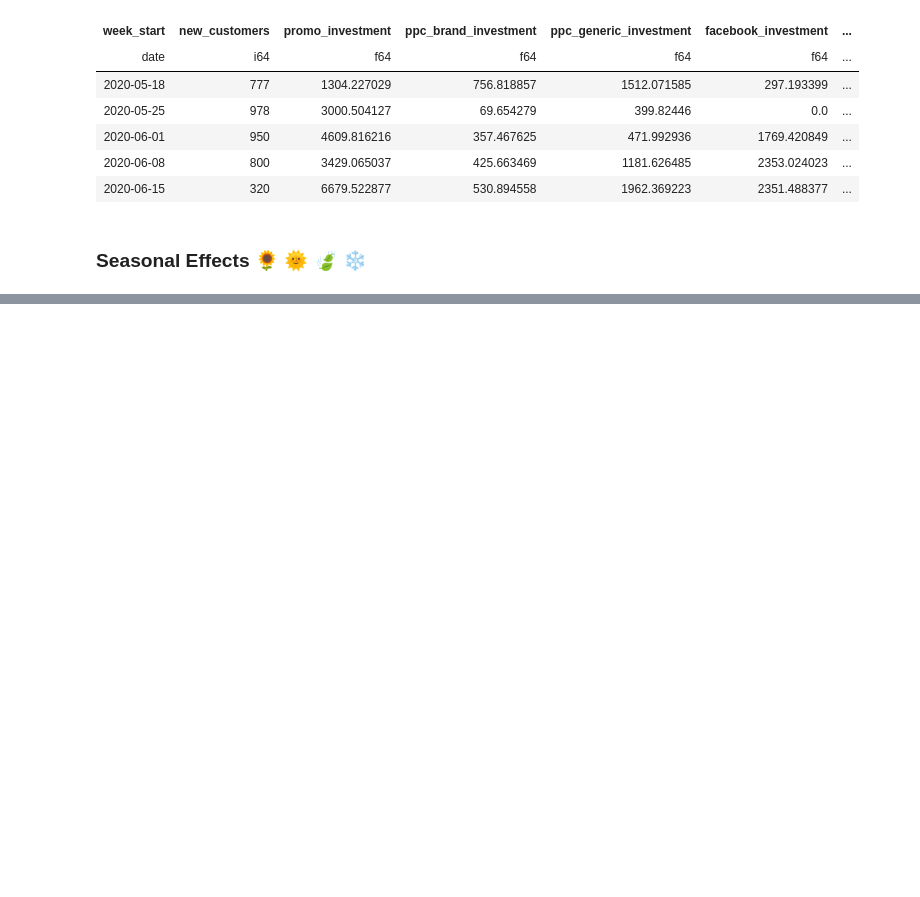
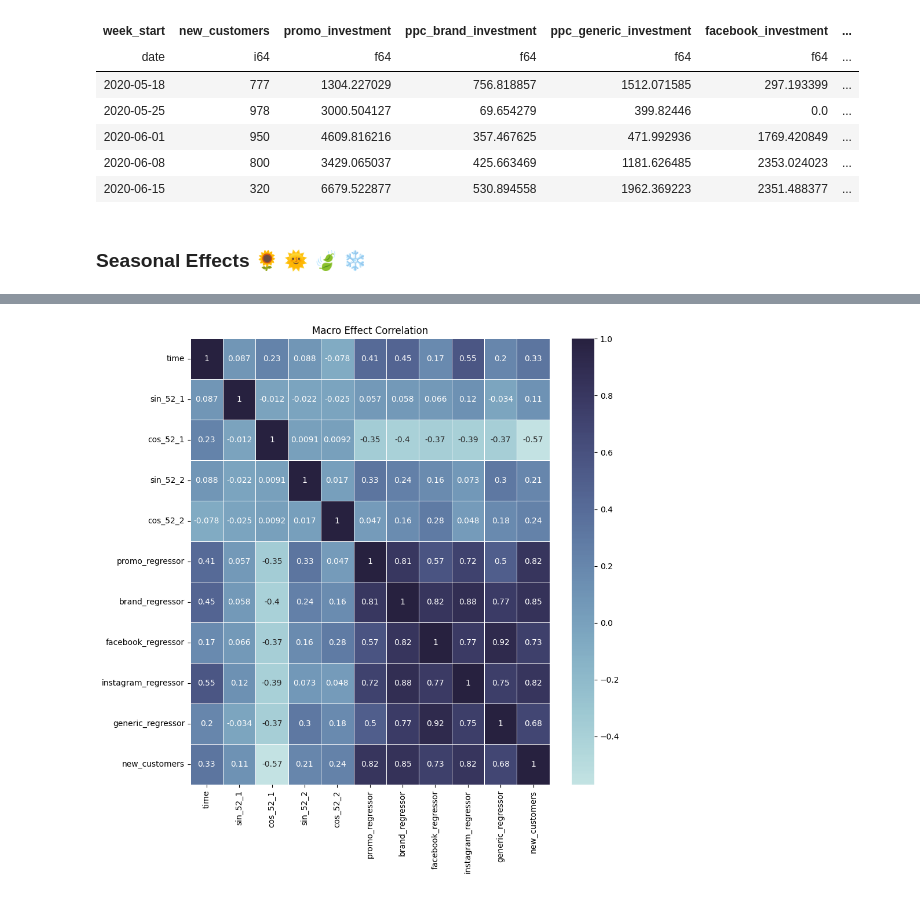
Before and after one commit to nalipour/BayesCaseStudy, a Jupyter notebook: ExplanatoryAnalysis.ipynb, the cells around one changed output, grey strips where cells are left out. Cells and saved outputs as stored; diff of their text form; code cells hidden in the pictures; blank space fills up the shorter version.

```diff
--- a/ExplanatoryAnalysis.ipynb
+++ b/ExplanatoryAnalysis.ipynb
@@ -384,0 +667,6 @@ shape: (5, 19)
+# %%
+regression_df = lagged_df.clone()
+regression_df = regression_df.sort(date_col).drop_nulls()
+regression_df = build_harmonics(regression_df, period=52, n_harms=2)
+regression_df = regression_df.drop_nulls().sort(date_col)
+regression_df.head()
@@ -384,0 +712,27 @@ shape: (5, 19)
+# %%
+# Transform Marketing Investments
+
+regression_df = regression_df.with_columns(
+    pl.Series(name=rename_dict["promo_investment_lag0"],
+              values=root_transformation(regression_df["promo_investment_lag0"].to_numpy(), beta=saturation_param))
+
+    )
+
+
+for channel, param in adstock_params.items():
+  regression_df = regression_df.with_columns(
+      pl.Series(name=rename_dict[channel],
+                values=geometric_adstock(regression_df[channel].to_numpy(), decay_rate=param))
+
+      )
+# %%
+regressors = ['time',
+ 'sin_52_1',
+ 'cos_52_1',
+ 'sin_52_2',
+ 'cos_52_2',
+ 'promo_regressor',
+ 'brand_regressor',
+ 'facebook_regressor',
+ 'instagram_regressor',
+ 'generic_regressor']
@@ -384,0 +788,9 @@ shape: (5, 19)
+# %%
+# Collinearity Inspection
+
+plt.figure(figsize=(10, 10))
+sns.heatmap(regression_df.to_pandas()[regressors + [target]].corr(), annot=True, cmap= sns.color_palette("ch:start=.2,rot=-.3", as_cmap=True), linewidths=0.5)
+plt.title('Macro Effect Correlation')
+plt.show()
+# %% [output]
+[figure, added]
```
Also changed, not shown: parts of 29 cells of this notebook.
